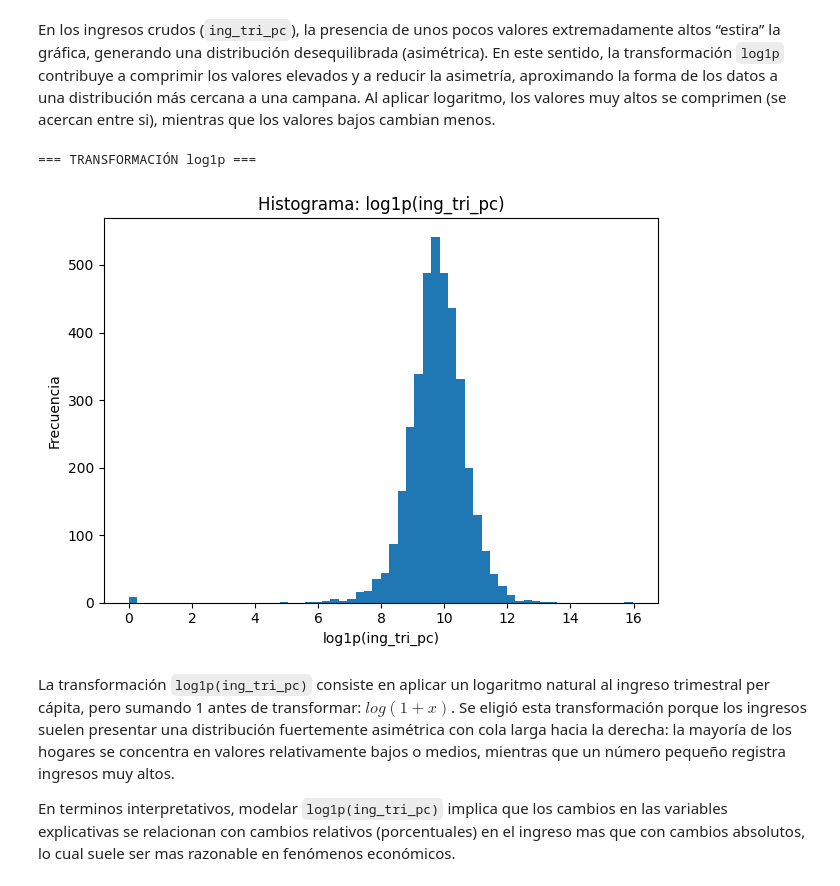
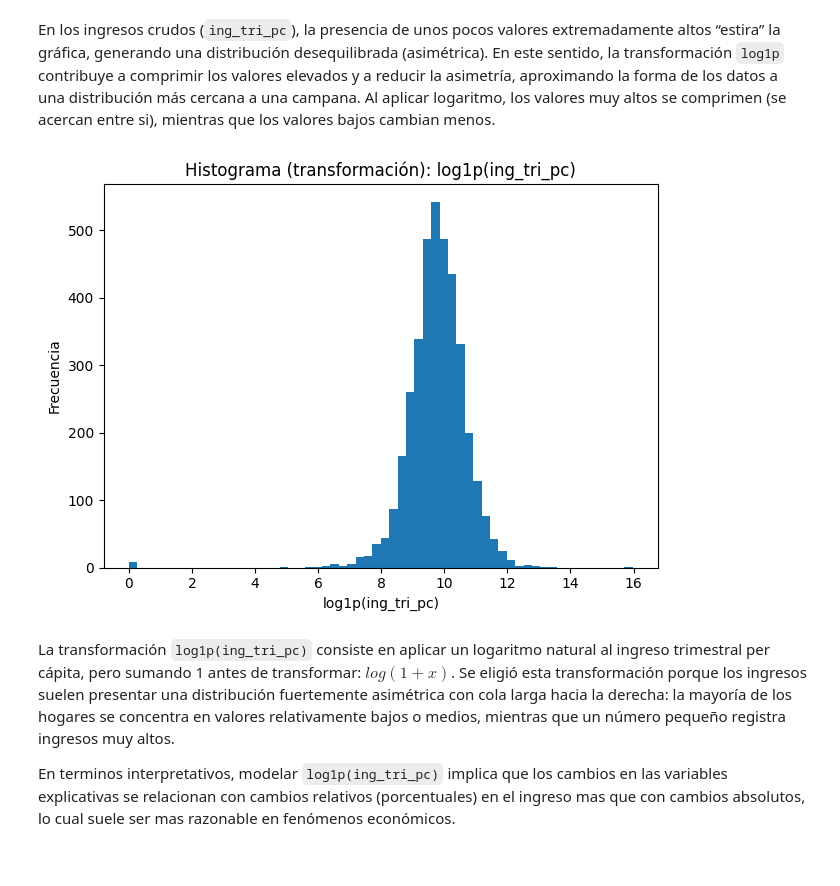
Before and after one commit to DiazPaz/ia_models, a Jupyter notebook: P_P1/main.ipynb, the cells around one changed output. Saved outputs shown, nothing was run; the diff lists cells and outputs as text; code cells hidden in the pictures.

Commit message:
final commit para proyecto 1

```diff
--- a/P_P1/main.ipynb
+++ b/P_P1/main.ipynb
@@ -279,0 +261,11 @@ if df["tipo_viv"].isna().any():
+# %%
+obj_clase = ["bano_comp", "bano_excus", "bano_regad"]
+
+for c in obj_clase:
+    # suponiendo que tienes la columna en tu df
+    s = df[c].astype(str)
+    # limpiar blancos (si vinieron como texto)
+    s = s.astype(str).str.strip().replace("", np.nan)
+
+    print("Frecuencias:")
+    print(s.value_counts(dropna=False).sort_index(), "\n")
@@ -279,0 +292,25 @@ if df["tipo_viv"].isna().any():
+# %%
+## Imputación por mediana para variables de bano_comp, bano_excus, bano_regad
+for c in obj_clase:
+
+    # 1) Convertir a string y limpiar espacios
+    s = df[c].astype(str).str.strip()
+
+    # 2) Reemplazar blancos por NaN reales
+    s = s.replace("", np.nan)
+
+    # 3) Convertir a numerico (lo no numerico -> NaN)
+    s_num = pd.to_numeric(s, errors="coerce")
+
+    # 4) Imputacion por mediana (si hay NaN)
+    if s_num.isna().any():
+        mediana = s_num.median(skipna=True)
+        s_num = s_num.fillna(mediana)
+        print(f"\nImputacion por mediana ({mediana}) aplicada a {c}")
+
+    # 5) Actualizar columna en el dataframe como int64
+    df[c] = s_num.astype("int64")
+
+# Verificacion final
+print("\n")
+print(df[obj_clase].info())
@@ -285,7 +341,7 @@ Retomemos que la base de datos utilizada se compone, en su mayoría, de variable
 cat_cols = [
     "tipo_viv", "mat_pared", "mat_techos", "mat_pisos", "lugar_coc",
     "ab_agua", "dotac_agua", "excusado", "sanit_agua", "drenaje",
-    "disp_elect", "combus", "eli_basura", "tenencia"
+    "disp_elect", "combus", "eli_basura", "tenencia", "escrituras"
 ]
 
 # Asegurar que existan en el dataframe (por si alguna no esta)
@@ -390,17 +445,15 @@ En los ingresos crudos (`ing_tri_pc`), la presencia de unos pocos valores extrem
 # %%
 y_log = np.log1p(y)
 
-print("\n=== TRANSFORMACIÓN log1p ===")
 plt.figure()
 plt.hist(y_log, bins=60)
-plt.title(f"Histograma: log1p({TARGET_COL})")
+plt.title(f"Histograma (transformación): log1p({TARGET_COL})")
 plt.xlabel(f"log1p({TARGET_COL})")
 plt.ylabel("Frecuencia")
 plt.tight_layout()
 plt.show()
 # %% [output]
-=== TRANSFORMACIÓN log1p ===
-[figure, old version]
+[figure, new version]
 # %% [markdown]
 La transformación `log1p(ing_tri_pc)` consiste en aplicar un logaritmo natural al ingreso trimestral per cápita, pero sumando 1 antes de transformar: $log(1 + x)$. Se eligió esta transformación porque los ingresos suelen presentar una distribución fuertemente asimétrica con cola larga hacia la derecha: la mayoría de los hogares se concentra en valores relativamente bajos o medios, mientras que un número pequeño registra ingresos muy altos.
 
```
Also changed, not shown: parts of 48 cells of this notebook, 1 other file.
